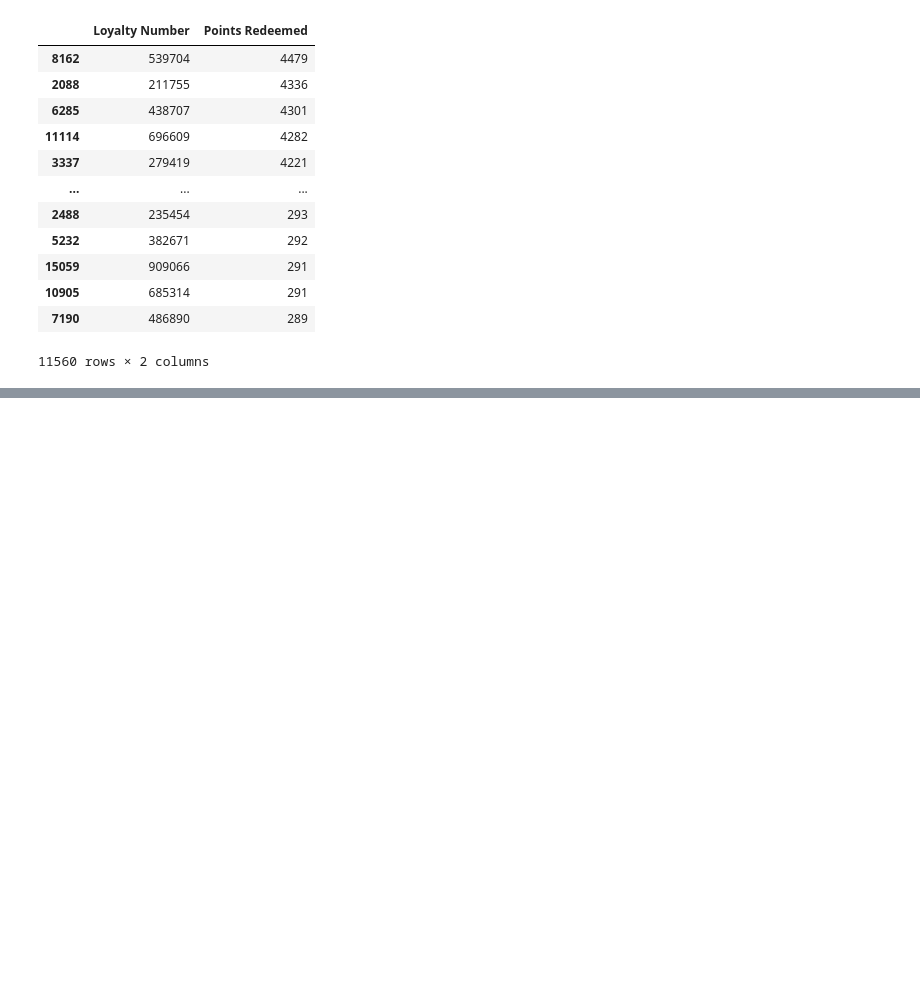
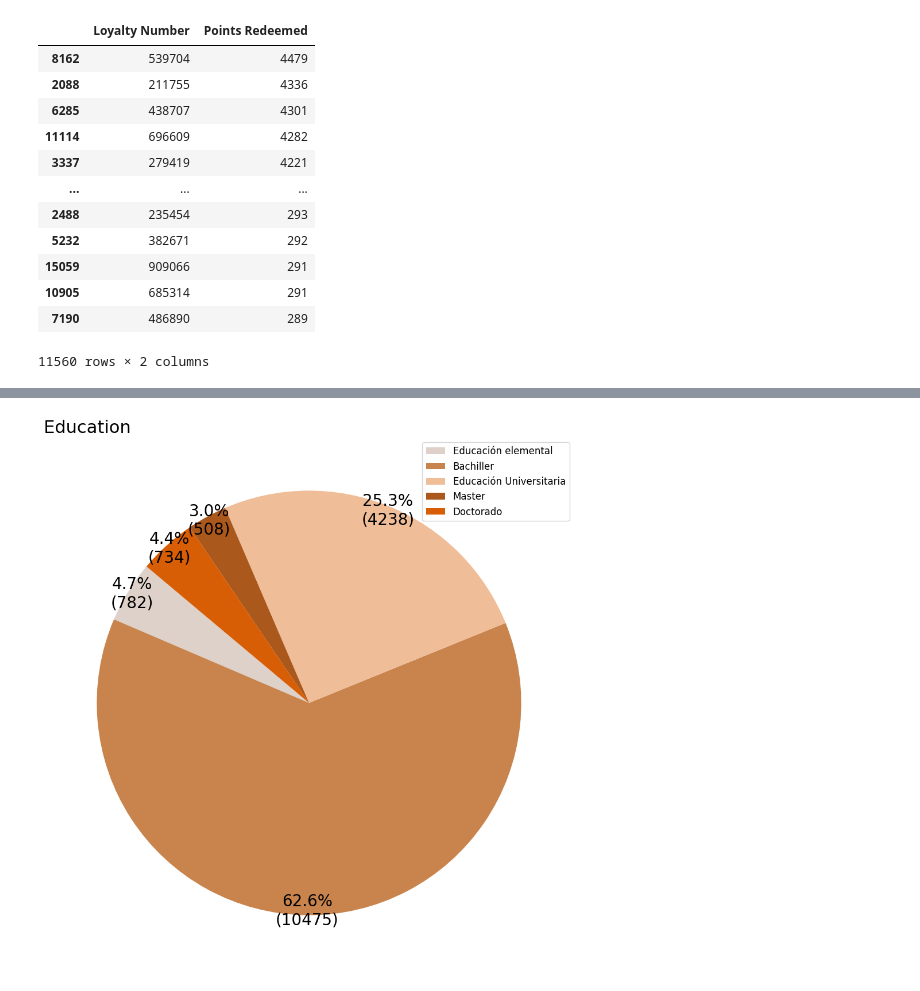
Before and after one commit to omniaunusest/bda-modulo-3-evaluacion-final-fork, a Jupyter notebook: EDA.ipynb, the cells around one changed output, grey strips where cells are left out. Saved outputs shown, nothing was run; the diff lists cells and outputs as text; code cells hidden in the pictures; blank space fills up the shorter version.

```diff
--- a/EDA.ipynb
+++ b/EDA.ipynb
@@ -291,0 +258,23 @@ plt.show()
+# %%
+bachelor = (dfloyalty['Education'] == 'Bachelor').sum()
+college = (dfloyalty['Education'] == 'College').sum()
+low = (dfloyalty['Education'] == 'High School or Below').sum()
+doctor = (dfloyalty['Education'] == 'Doctor').sum()
+master = (dfloyalty['Education'] == 'Master').sum()
+
+# Lista de valores numéricos
+values = [low, bachelor, college, master, doctor]
+labels = ['Educación elemental', 'Bachiller', 'Educación Universitaria', 'Master', 'Doctorado']
+colors = ["#ded1c9", "#c8844c", "#f0bd99", "#ab581d", "#d85e06"]
+
+# Crear gráfico de pastel
+plt.figure(figsize=(12, 12))
+plt.pie(values, autopct=make_autopct(values), startangle=140, colors=colors, textprops={'size': 20, 'weight': 'normal'},
+        pctdistance=0.98,  # Acercar porcentajes al centro
+        )
+
+plt.legend(labels, loc="best", fontsize='large')
+plt.title('Education', fontsize=22, loc='left')
+plt.show()
+# %% [output]
+[figure, added]
```
Also changed, not shown: parts of 12 cells of this notebook, 7 other files.
